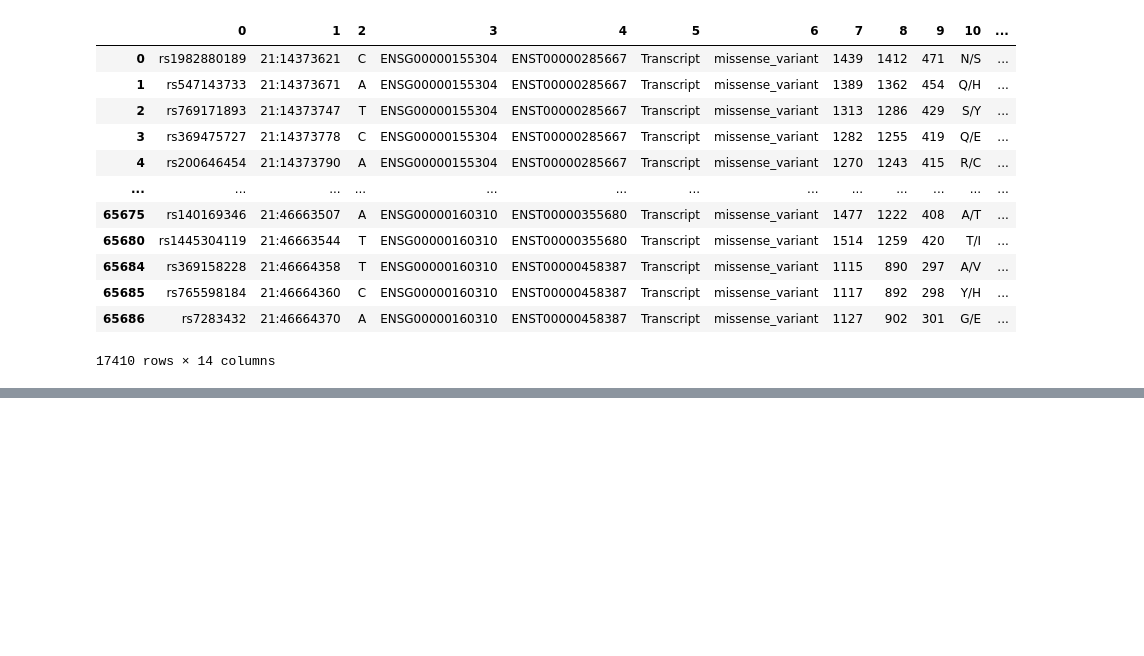
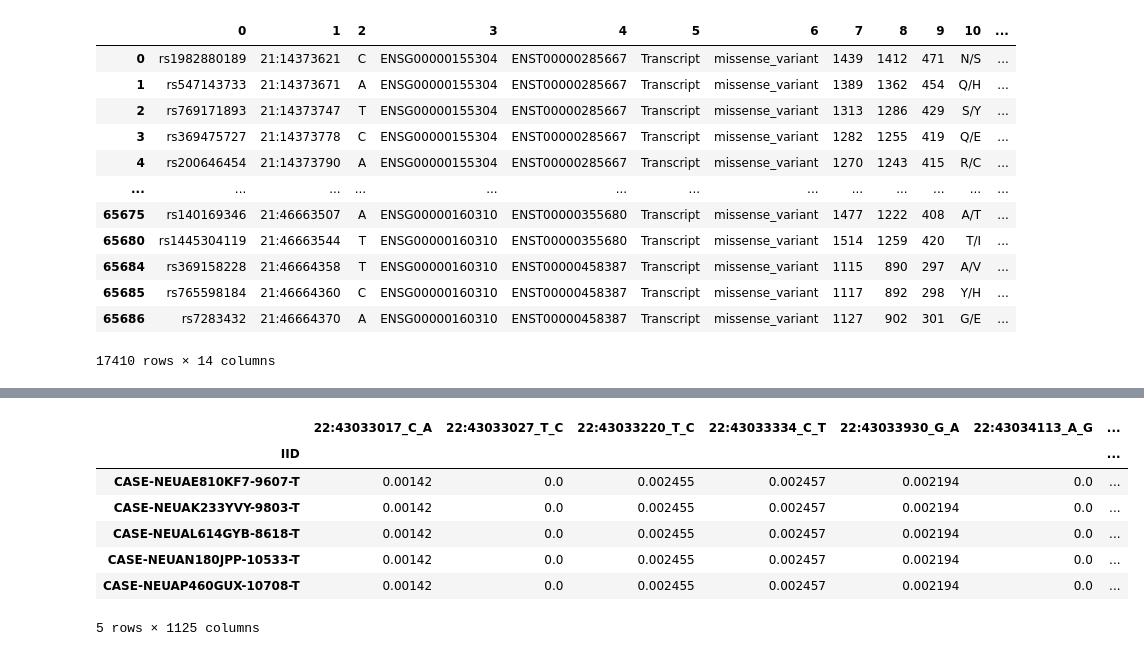
Before and after one commit to verammaz/firvTWAS, a Jupyter notebook: preprocessing/notebooks/add_annotations.ipynb, the cells around one changed output, grey strips where cells are left out. Saved outputs shown, nothing was run; the diff lists cells and outputs as text; code cells hidden in the pictures; blank space fills up the shorter version.

```diff
--- a/preprocessing/notebooks/add_annotations.ipynb
+++ b/preprocessing/notebooks/add_annotations.ipynb
@@ -179,0 +315,24 @@ missense
+# %%
+import pandas as pd
+import os
+
+genotype_dir = "/gpfs/commons/groups/knowles_lab/vmazeeva/BigBrain/Processed/genotypes"
+annotation_dir = "/gpfs/commons/groups/knowles_lab/vmazeeva/BigBrain/Processed/annotations"
+
+
+ann_df = pd.read_csv(os.path.join(annotation_dir, "chr22", "ENSG00000100294_annotations.tsv.gz"), sep = "\t")
+ann_df.head()
+
+
+
+geno_df = pd.read_csv(os.path.join(genotype_dir, "chr22", "ENSG00000100294_genotypes.tsv.gz"), sep = "\t", index_col = "IID")
+geno_df.head()
+# %% [output]
+|  | 22:43033017_C_A | 22:43033027_T_C | 22:43033220_T_C | 22:43033334_C_T | 22:43033930_G_A | 22:43034113_A_G | ... |
+| IID |  |  |  |  |  |  | ... |
+| CASE-NEUAE810KF7-9607-T | 0.00142 | 0.0 | 0.002455 | 0.002457 | 0.002194 | 0.0 | ... |
+| CASE-NEUAK233YVY-9803-T | 0.00142 | 0.0 | 0.002455 | 0.002457 | 0.002194 | 0.0 | ... |
+| CASE-NEUAL614GYB-8618-T | 0.00142 | 0.0 | 0.002455 | 0.002457 | 0.002194 | 0.0 | ... |
+| CASE-NEUAN180JPP-10533-T | 0.00142 | 0.0 | 0.002455 | 0.002457 | 0.002194 | 0.0 | ... |
+| CASE-NEUAP460GUX-10708-T | 0.00142 | 0.0 | 0.002455 | 0.002457 | 0.002194 | 0.0 | ... |
+5 rows × 1125 columns
```
Also changed, not shown: parts of 14 cells of this notebook, 44 other files.
